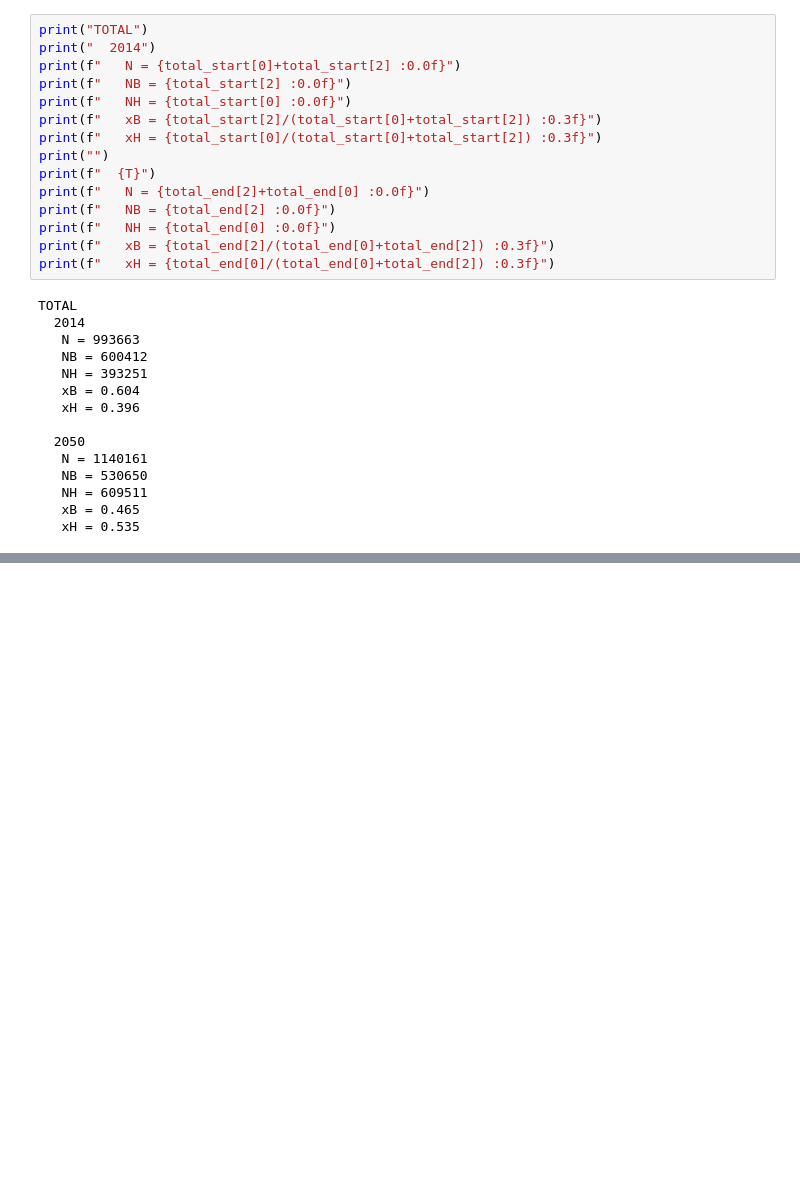
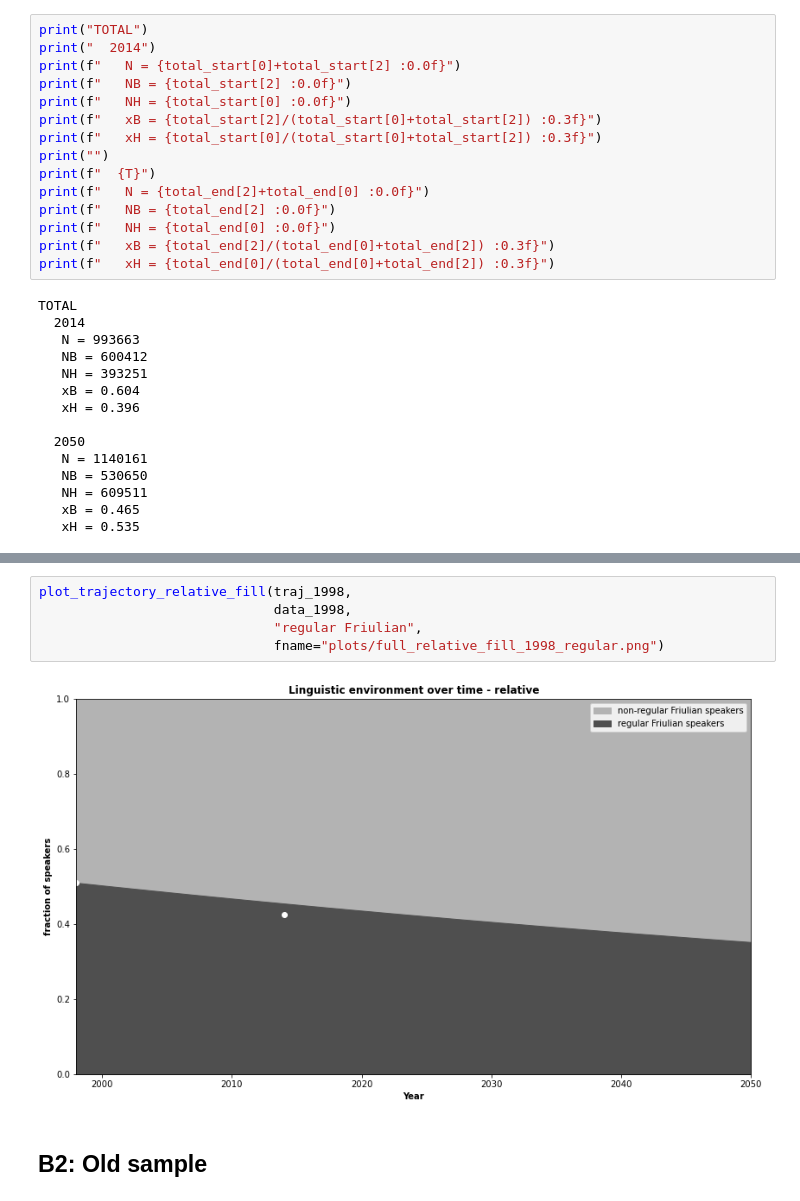
Before and after one commit to teasko/language_dynamics_modeling, a Jupyter notebook: Friulian_in_FVG/analysis_friul.ipynb, the cells around one changed output, grey strips where cells are left out. Cells and saved outputs as stored; diff of their text form; blank space fills up the shorter version.

```diff
--- a/Friulian_in_FVG/analysis_friul.ipynb
+++ b/Friulian_in_FVG/analysis_friul.ipynb
@@ -466,0 +497,9 @@ TOTAL
+# %%
+plot_trajectory_relative_fill(traj_1998,
+                              data_1998,
+                              "regular Friulian",
+                              fname="plots/full_relative_fill_1998_regular.png")
+# %% [output]
+[figure, added]
+# %% [markdown]
+## B2: Old sample
```
Also changed, not shown: parts of 18 cells of this notebook.
